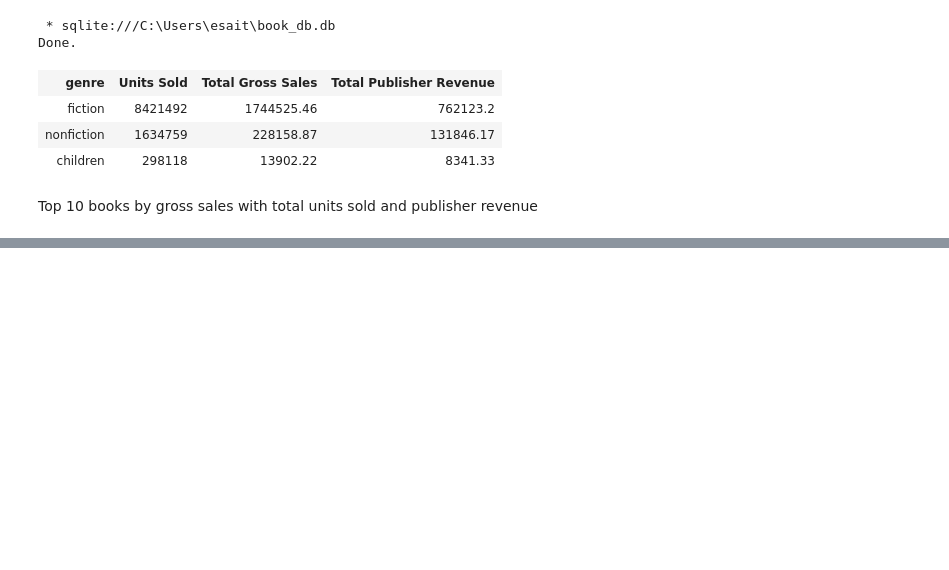
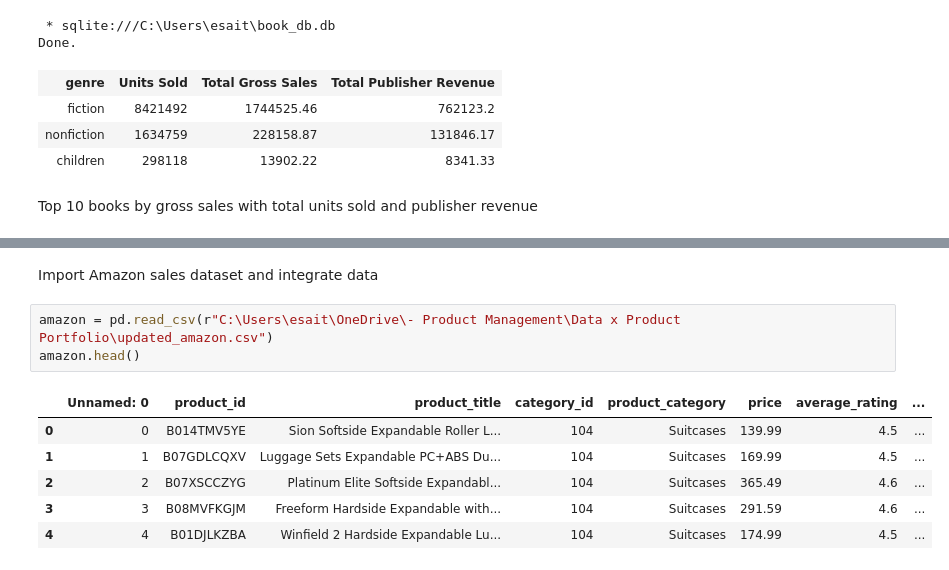
Before and after one commit to elakew/book_sales_analysis, a Jupyter notebook: Book Sales Analysis_SQL.ipynb, the cells around one changed output, grey strips where cells are left out. Drawn from its saved outputs; the diff is of its cells as text; blank space fills up the shorter version.

```diff
--- a/Book Sales Analysis_SQL.ipynb
+++ b/Book Sales Analysis_SQL.ipynb
@@ -345,3 +408,15 @@ Done.
 | Hopeless | Colleen Hoover | 3733 | 2012 | HarperCollins Publishers | 26093.67 | 15656.2 |
 | A Little Princess | Frances Hodgson Burnett, Nancy Bond | 3666 | 1905 | Random House LLC | 23792.34 | 14275.4 |
 | The Velveteen Rabbit | Margery Williams Bianco, William ... | 3333 | 1922 | Random House LLC | 21797.82 | 13078.69 |
+# %% [markdown]
+Import Amazon sales dataset and integrate data
+# %%
+amazon = pd.read_csv(r"C:\Users\esait\OneDrive\- Product Management\Data x Product Portfolio\updated_amazon.csv")
+amazon.head()
+# %% [output]
+|  | Unnamed: 0 | product_id | product_title | category_id | product_category | price | average_rating | ... |
+| 0 | 0 | B014TMV5YE | Sion Softside Expandable Roller L... | 104 | Suitcases | 139.99 | 4.5 | ... |
+| 1 | 1 | B07GDLCQXV | Luggage Sets Expandable PC+ABS Du... | 104 | Suitcases | 169.99 | 4.5 | ... |
+| 2 | 2 | B07XSCCZYG | Platinum Elite Softside Expandabl... | 104 | Suitcases | 365.49 | 4.6 | ... |
+| 3 | 3 | B08MVFKGJM | Freeform Hardside Expandable with... | 104 | Suitcases | 291.59 | 4.6 | ... |
+| 4 | 4 | B01DJLKZBA | Winfield 2 Hardside Expandable Lu... | 104 | Suitcases | 174.99 | 4.5 | ... |
```
Also changed, not shown: parts of 14 cells of this notebook.
